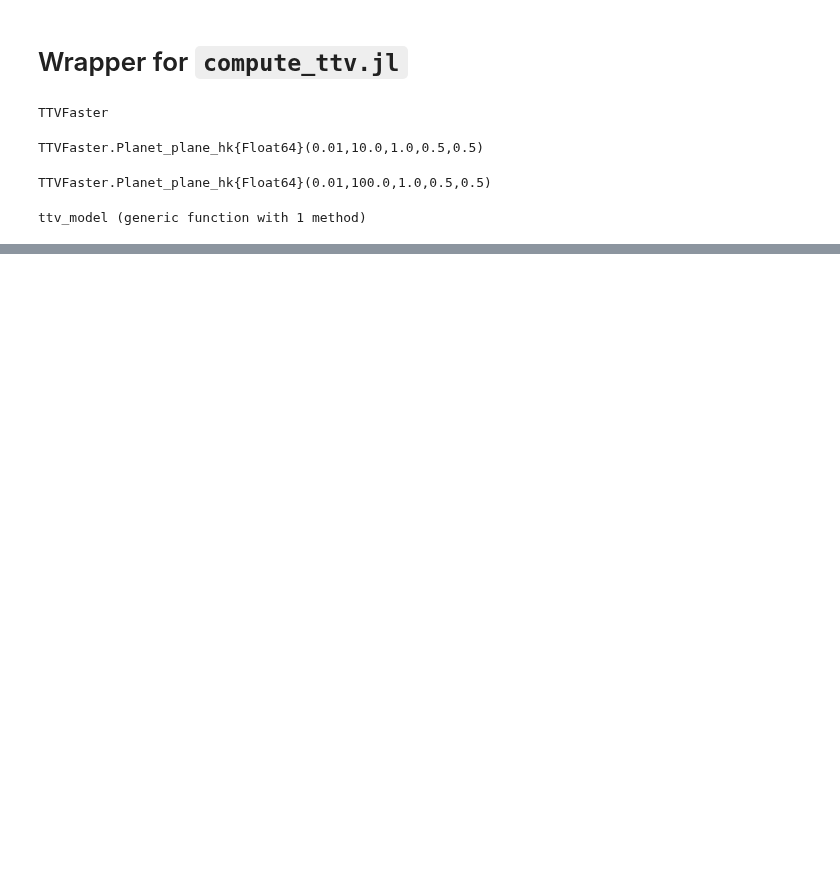
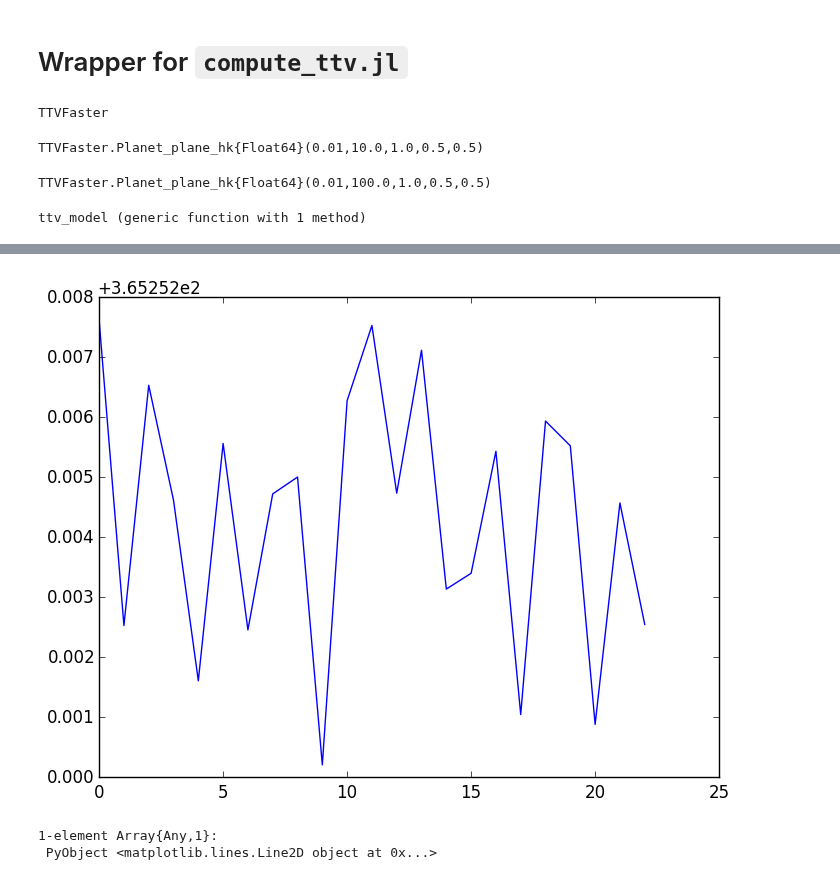
Before and after one commit to jlustigy/ExoJulia, a Jupyter notebook: Homework/hw4/Jake_Dave/hw4_dev.ipynb, the cells around one changed output, grey strips where cells are left out. Cells and saved outputs as stored; diff of their text form; code cells hidden in the pictures; blank space fills up the shorter version.

```diff
--- a/Homework/hw4/Jake_Dave/hw4_dev.ipynb
+++ b/Homework/hw4/Jake_Dave/hw4_dev.ipynb
@@ -93,0 +153,6 @@ ttv_model (generic function with 1 method)
+# %%
+plot(dt2)
+# %% [output]
+[figure, added]
+1-element Array{Any,1}:
+ PyObject <matplotlib.lines.Line2D object at 0x...>
```
Also changed, not shown: parts of 7 cells of this notebook.
